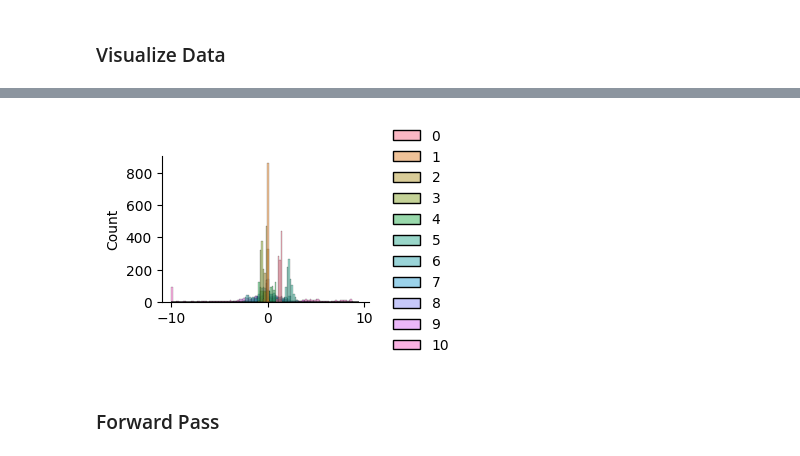
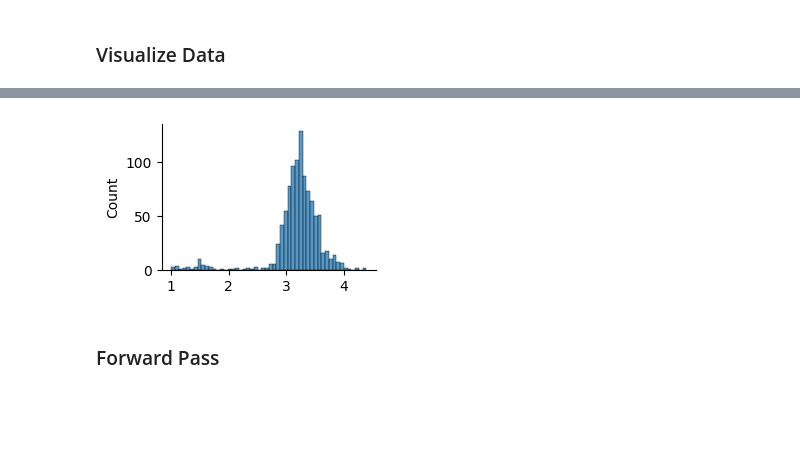
Before and after one commit to amuraddd/ducks, a Jupyter notebook: ducks/notebooks/diffusion_training_gym.ipynb, the cells around one changed output, grey strips where cells are left out. Saved outputs shown, nothing was run; the diff lists cells and outputs as text; code cells hidden in the pictures; blank space fills up the shorter version.

```diff
--- a/ducks/notebooks/diffusion_training_gym.ipynb
+++ b/ducks/notebooks/diffusion_training_gym.ipynb
@@ -42,0 +39,21 @@ We recommend to install the required version with `pip install "mujoco==3.2.3"`
+# %%
+## sample episodes using iterquartile range based on the rewards
+episodes = minari_dataset.sample_episodes(n_episodes=minari_dataset.total_episodes)
+# get id's from the sampled episodes
+rewards = list(map(lambda ep: ep.rewards, episodes))
+rewards = np.concatenate(rewards)
+
+# get quantiles based on episodes not steps
+# combined rewards from all episodes
+# create quantiles from the combined rewards
+# filter episodes by the average reward for each episode being less than a given quantile
+quantiles = [0.25, 0.5, 0.75]
+reward_quantiles = [np.quantile(rewards, quantile) for quantile in quantiles]
+# %%
+q1_episodes = minari_dataset.filter_episodes(lambda episode: episode.rewards.mean()<reward_quantiles[0])
+q2_episodes = minari_dataset.filter_episodes(lambda episode: episode.rewards.mean() > reward_quantiles[0] and episode.rewards.mean() < reward_quantiles[1])
+q3_episodes = minari_dataset.filter_episodes(lambda episode: episode.rewards.mean() > reward_quantiles[1] and episode.rewards.mean() < reward_quantiles[2])
+q4_episodes = minari_dataset.filter_episodes(lambda episode: episode.rewards.mean() > reward_quantiles[2])
+
+filtered_episodes = [q1_episodes, q2_episodes, q3_episodes, q4_episodes]
+filtered_episodes
@@ -42,0 +69,16 @@ We recommend to install the required version with `pip install "mujoco==3.2.3"`
+# %%
+dataloader = DataLoader(
+    filtered_episodes[1],
+    batch_size=32,
+    shuffle=True,
+    collate_fn=collate_fn,
+    num_workers=1
+)
+
+env = minari_dataset.recover_environment()
+observation_space = env.observation_space
+action_space = env.action_space
+assert isinstance(observation_space, spaces.Box)
+assert isinstance(action_space, spaces.Box)
+
+sample_from_batch = next(iter(dataloader))
@@ -46,6 +91,6 @@ We recommend to install the required version with `pip install "mujoco==3.2.3"`
 import seaborn as sns
 import matplotlib.pyplot as plt
 from matplotlib import rcParams
-rcParams['figure.figsize'] = [3, 3]
-plt.figure(figsize=(4,4))
+rcParams['figure.figsize'] = [6, 6]
+plt.figure(figsize=(6,6))
 # %% [output]
@@ -58,13 +114,13 @@ torch.Size([1001, 11])
 # %%
 def plot_dist_from_sample(sample):
     sns.displot(sample.cpu().numpy(), kind="hist", height=2, aspect=1.5)
     plt.show()
 
-sample = sample_from_batch['observations'][0]
+sample = sample_from_batch['rewards'][0]
 plot_dist_from_sample(sample)
 # sample_rewards.shape
 # %% [output]
-[figure, old version]
+[figure, new version]
 # %% [markdown]
 ### Forward Pass
 # %%
```
Also changed, not shown: parts of 8 cells of this notebook, 1 other file.
